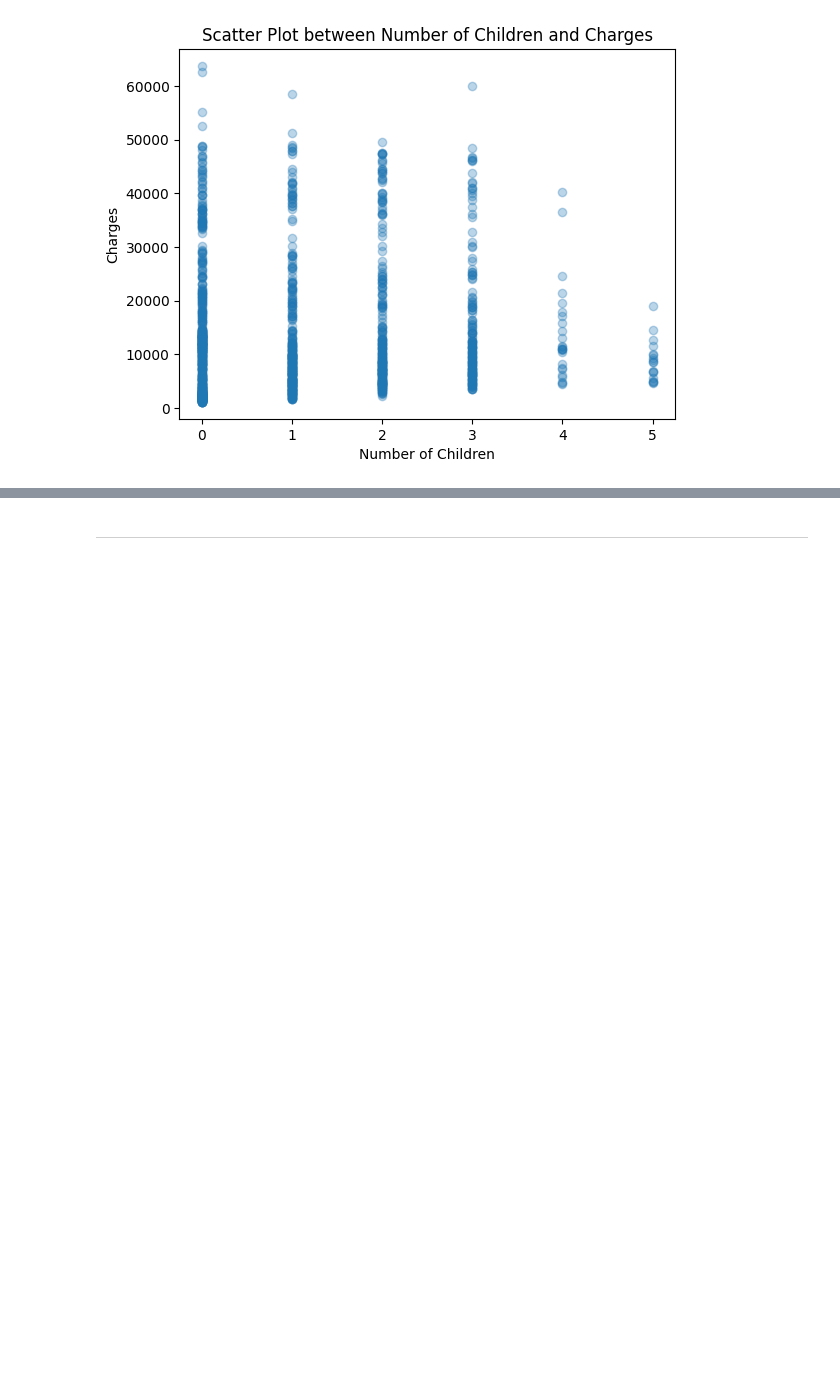
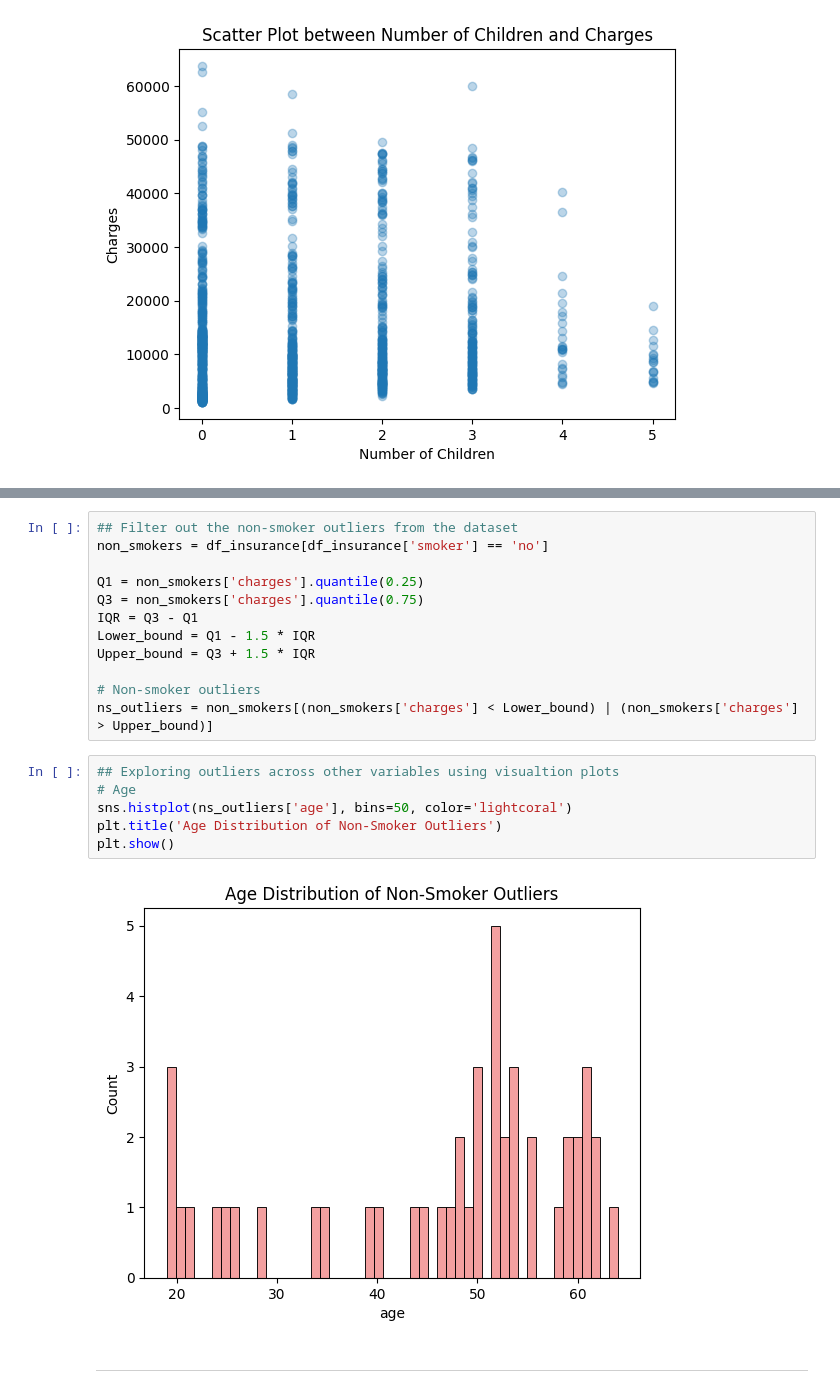
Before and after one commit to Khoi412/Hackathon1_Healthcare_Insurance_Cost_Analysis, a Jupyter notebook: jupyter_notebooks/Healthcare_insurance.ipynb, the cells around one changed output, grey strips where cells are left out. Saved outputs shown, nothing was run; the diff lists cells and outputs as text; blank space fills up the shorter version.

```diff
--- a/jupyter_notebooks/Healthcare_insurance.ipynb
+++ b/jupyter_notebooks/Healthcare_insurance.ipynb
@@ -215,3 +250,23 @@ plt.show()
+# %%
+## Filter out the non-smoker outliers from the dataset
+non_smokers = df_insurance[df_insurance['smoker'] == 'no']
+
+Q1 = non_smokers['charges'].quantile(0.25)
+Q3 = non_smokers['charges'].quantile(0.75)
+IQR = Q3 - Q1
+Lower_bound = Q1 - 1.5 * IQR
+Upper_bound = Q3 + 1.5 * IQR
+
+# Non-smoker outliers
+ns_outliers = non_smokers[(non_smokers['charges'] < Lower_bound) | (non_smokers['charges'] > Upper_bound)]
+# %%
+## Exploring outliers across other variables using visualtion plots
+# Age
+sns.histplot(ns_outliers['age'], bins=50, color='lightcoral')
+plt.title('Age Distribution of Non-Smoker Outliers')
+plt.show()
+# %% [output]
+[figure, added]
 # %% [markdown]
 ---
 # %% [markdown]
```
Also changed, not shown: parts of 4 cells of this notebook, 1 other file.
